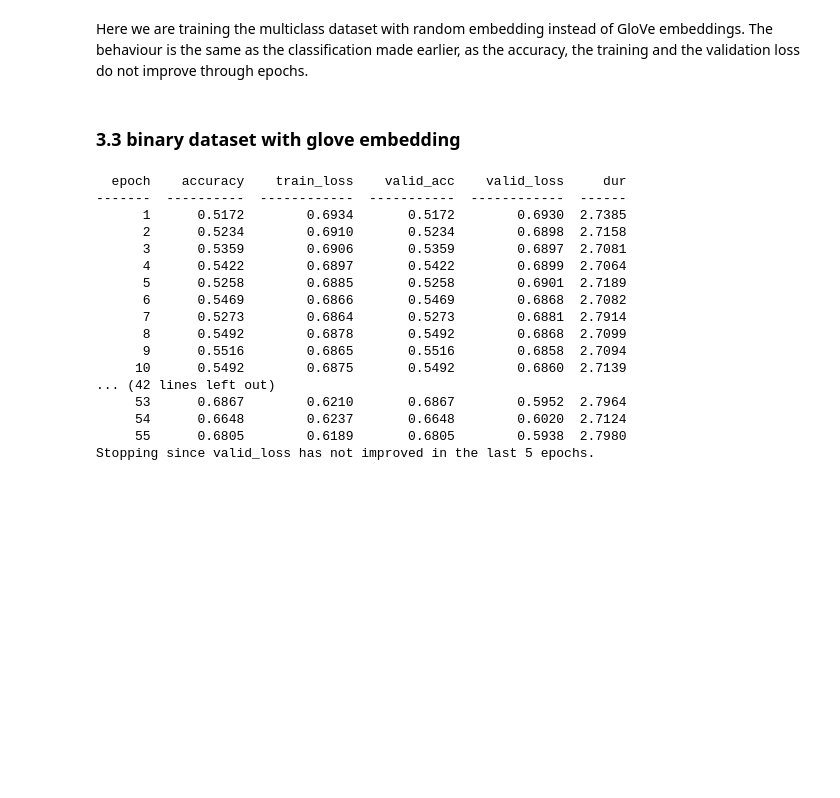
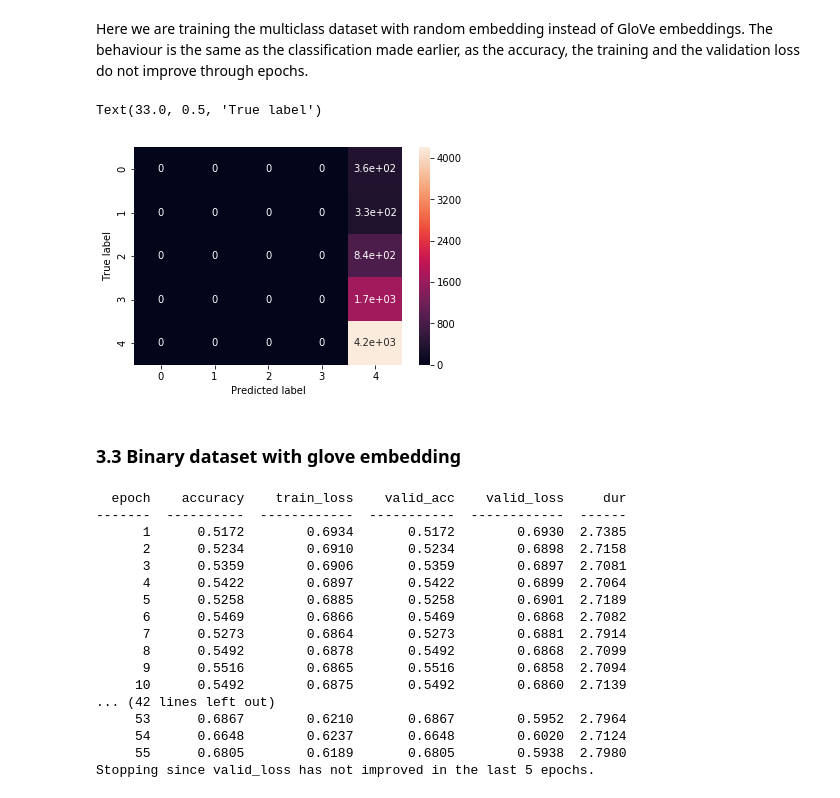
Before and after one commit to GabrieleSalvo/DeepLearningProject, a Jupyter notebook: report.ipynb, the cells around one changed output. Saved outputs shown, nothing was run; the diff lists cells and outputs as text; code cells hidden in the pictures; blank space fills up the shorter version.

```diff
--- a/report.ipynb
+++ b/report.ipynb
@@ -346,8 +344,20 @@ Stopping since valid_loss has not improved in the last 5 epochs.
 )
 # %% [markdown]
 Here we are training the multiclass dataset with random embedding instead of GloVe embeddings. The behaviour is the same as the classification made earlier, as the accuracy, the training and the validation loss do not improve through epochs.
+# %%
+inputs = torch.from_numpy(data_loader.X_test).long().to(device)
+predictions = net.predict(inputs)
+# %%
+import seaborn as sns
+cm = sklearn.metrics.confusion_matrix(data_loader.y_test[:-2], predictions)
+sns.heatmap(cm,annot = True)
+plt.xlabel("Predicted label")
+plt.ylabel("True label")
+# %% [output]
+Text(33.0, 0.5, 'True label')
+[figure, added]
 # %% [markdown]
-### 3.3 binary dataset with glove embedding
+### 3.3 Binary dataset with glove embedding
 # %%
 data_loader = AmznDataLoader(path ='./data/sst2.txt', maxSeqLength = 20)
 # %%
```
Also changed, not shown: parts of 39 cells of this notebook.
